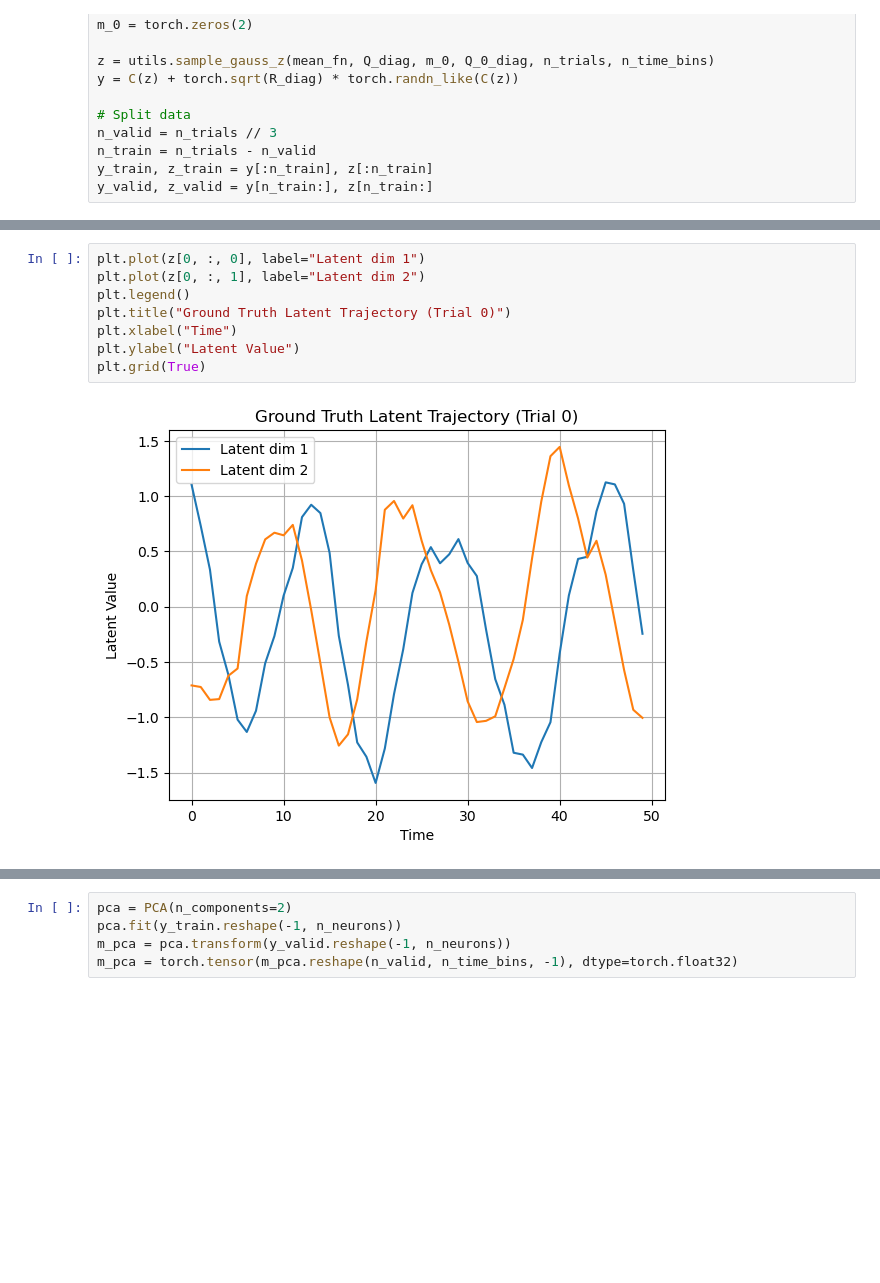
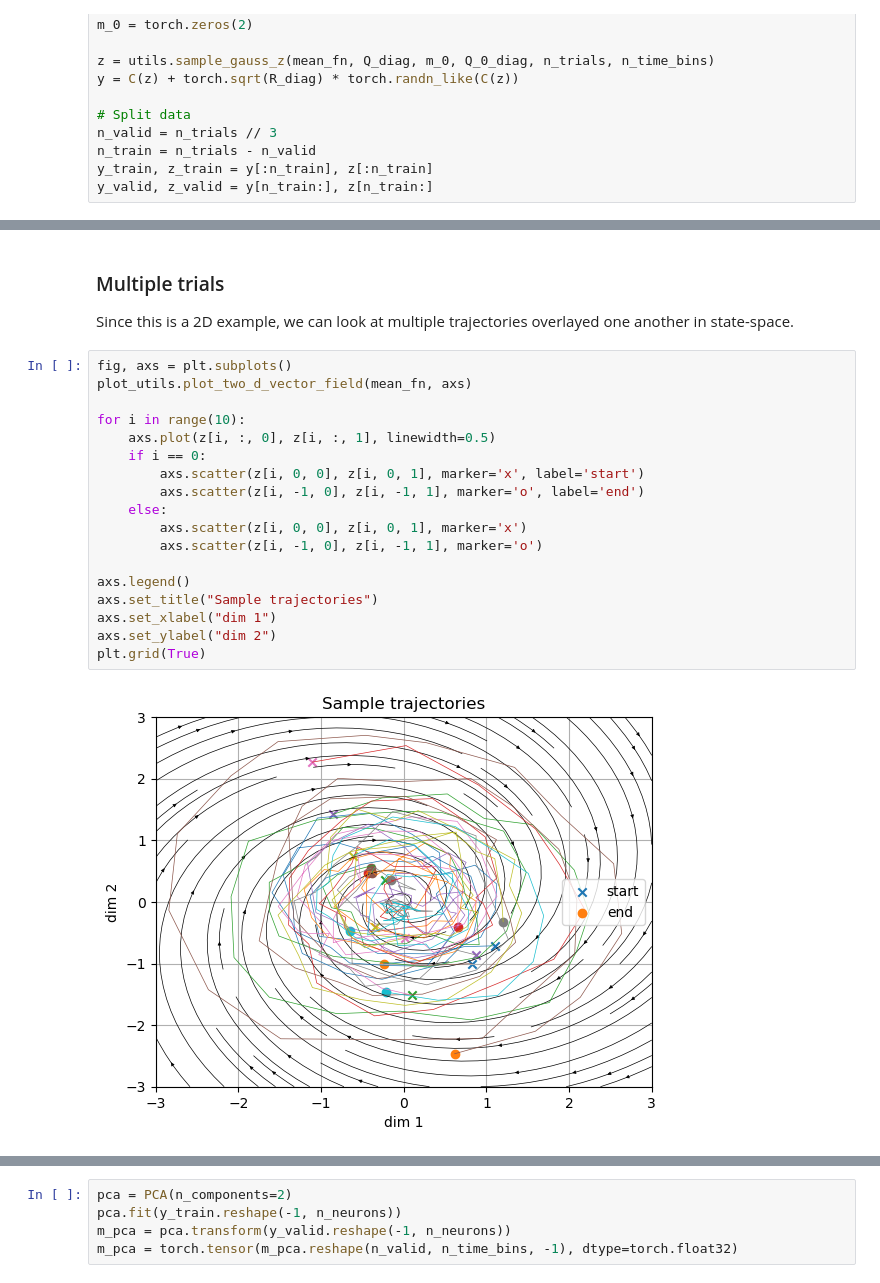
Before and after one commit to catniplab/xfads, a Jupyter notebook: examples/lvm_progression/demo.ipynb, the cells around one changed output, grey strips where cells are left out. Saved outputs shown, nothing was run; the diff lists cells and outputs as text; blank space fills up the shorter version.

```diff
--- a/examples/lvm_progression/demo.ipynb
+++ b/examples/lvm_progression/demo.ipynb
@@ -57,13 +85,26 @@ y_valid, z_valid = y[n_train:], z[n_train:]
+# %% [markdown]
+### Multiple trials
+Since this is a 2D example, we can look at multiple trajectories overlayed one another in state-space.
 # %%
-plt.plot(z[0, :, 0], label="Latent dim 1")
-plt.plot(z[0, :, 1], label="Latent dim 2")
-plt.legend()
-plt.title("Ground Truth Latent Trajectory (Trial 0)")
-plt.xlabel("Time")
-plt.ylabel("Latent Value")
+fig, axs = plt.subplots()
+plot_utils.plot_two_d_vector_field(mean_fn, axs)
+
+for i in range(10):
+    axs.plot(z[i, :, 0], z[i, :, 1], linewidth=0.5)
+    if i == 0:
+        axs.scatter(z[i, 0, 0], z[i, 0, 1], marker='x', label='start')
+        axs.scatter(z[i, -1, 0], z[i, -1, 1], marker='o', label='end')
+    else:
+        axs.scatter(z[i, 0, 0], z[i, 0, 1], marker='x')
+        axs.scatter(z[i, -1, 0], z[i, -1, 1], marker='o')
+
+axs.legend()
+axs.set_title("Sample trajectories")
+axs.set_xlabel("dim 1")
+axs.set_ylabel("dim 2")
 plt.grid(True)
 # %% [output]
-[figure, old version]
+[figure, new version]
 # %% [markdown]
 ## 1: Principal Component Analysis (PCA)
 
```
Also changed, not shown: parts of 5 cells of this notebook.
